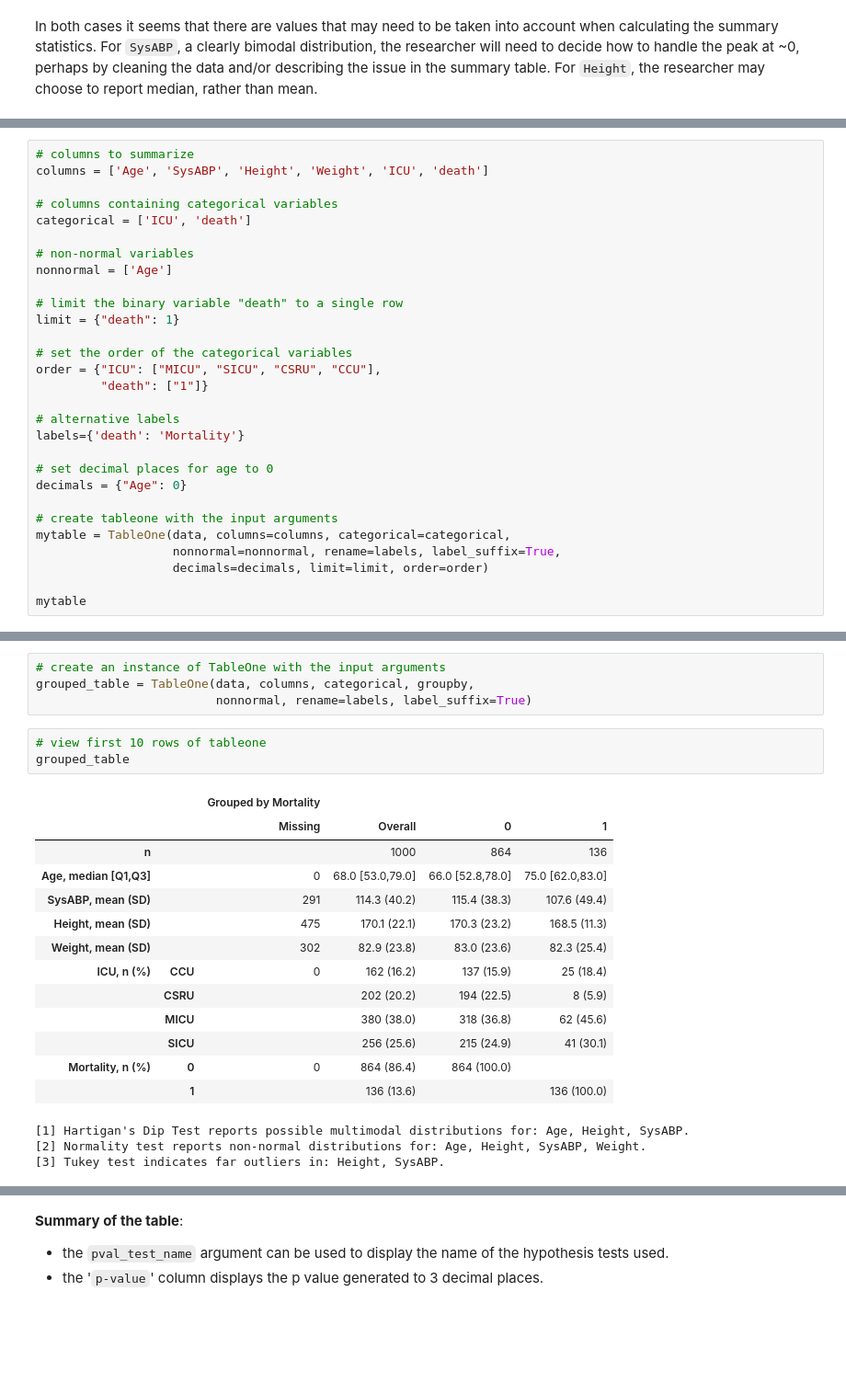
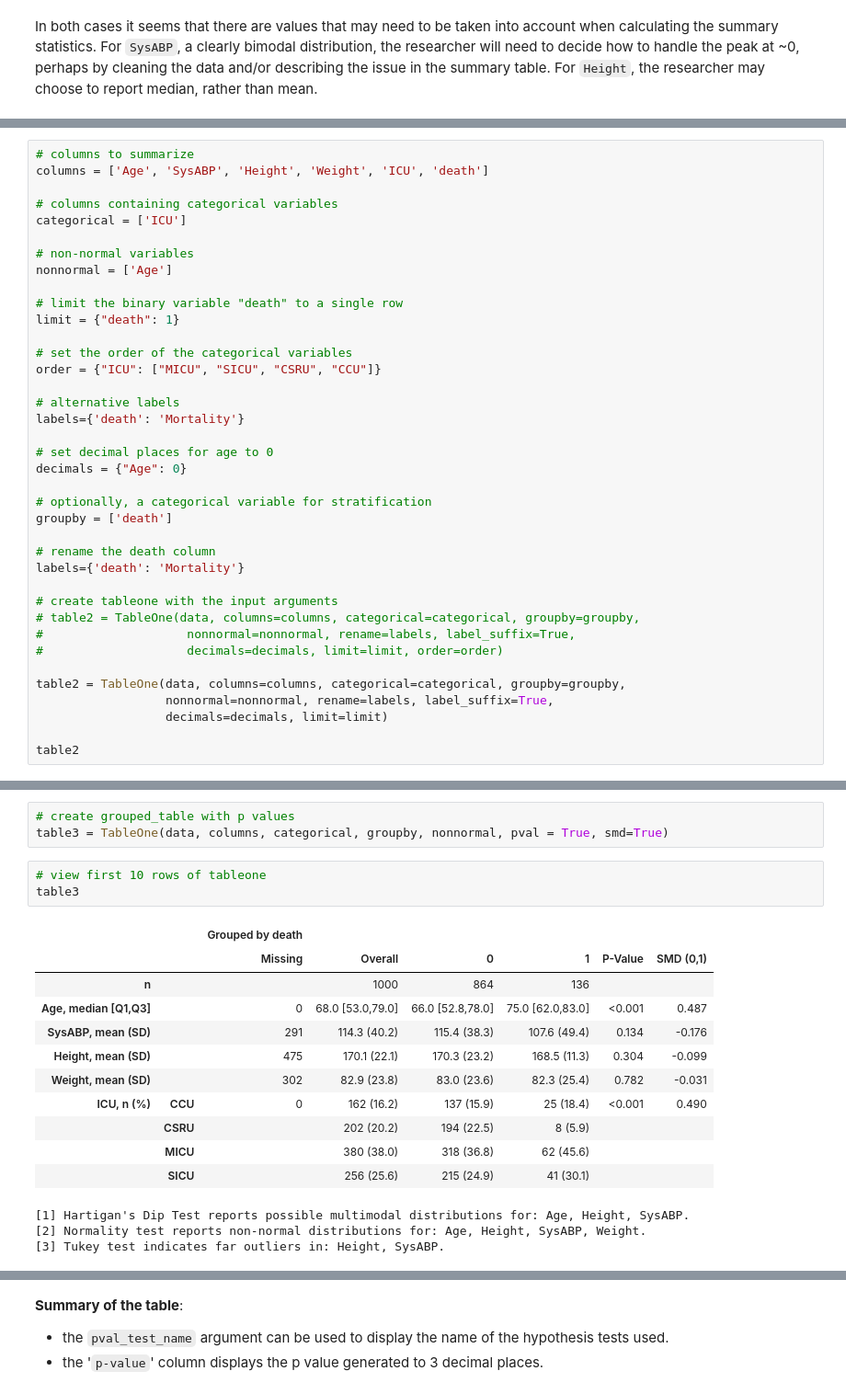
Before and after one commit to tompollard/tableone, a Jupyter notebook: tableone.ipynb, the cells around one changed output, grey strips where cells are left out. Shown at 92% size. Drawn from its saved outputs; the diff is of its cells as text; blank space fills up the shorter version.

```diff
--- a/tableone.ipynb
+++ b/tableone.ipynb
@@ -201,7 +153,7 @@ In this example we provide summary statistics across all of the data, specifying
 columns = ['Age', 'SysABP', 'Height', 'Weight', 'ICU', 'death']
 
 # columns containing categorical variables
-categorical = ['ICU', 'death']
+categorical = ['ICU']
 
 # non-normal variables
 nonnormal = ['Age']
@@ -210,8 +162,7 @@ nonnormal = ['Age']
 limit = {"death": 1}
 
 # set the order of the categorical variables
-order = {"ICU": ["MICU", "SICU", "CSRU", "CCU"],
-         "death": ["1"]}
+order = {"ICU": ["MICU", "SICU", "CSRU", "CCU"]}
 
 # alternative labels
 labels={'death': 'Mortality'}
@@ -219,10 +170,20 @@ labels={'death': 'Mortality'}
 # set decimal places for age to 0
 decimals = {"Age": 0}
 
+# optionally, a categorical variable for stratification
+groupby = ['death']
+
+# rename the death column
+labels={'death': 'Mortality'}
+
 # create tableone with the input arguments
-mytable = TableOne(data, columns=columns, categorical=categorical,
-                   nonnormal=nonnormal, rename=labels, label_suffix=True,
-                   decimals=decimals, limit=limit, order=order)
+# table2 = TableOne(data, columns=columns, categorical=categorical, groupby=groupby,
+#                    nonnormal=nonnormal, rename=labels, label_suffix=True,
+#                    decimals=decimals, limit=limit, order=order)
 
-mytable
+table2 = TableOne(data, columns=columns, categorical=categorical, groupby=groupby,
+                  nonnormal=nonnormal, rename=labels, label_suffix=True,
+                  decimals=decimals, limit=limit)
+
+table2
 # %% [output]
@@ -262,24 +219,21 @@ labels={'death': 'Mortality'}
 # %%
-# create an instance of TableOne with the input arguments
-grouped_table = TableOne(data, columns, categorical, groupby,
-                         nonnormal, rename=labels, label_suffix=True)
+# create grouped_table with p values
+table3 = TableOne(data, columns, categorical, groupby, nonnormal, pval = True, smd=True)
 # %%
 # view first 10 rows of tableone
-grouped_table
+table3
 # %% [output]
-|  |  | Grouped by Mortality |  |  |  |
-|  |  | Missing | Overall | 0 | 1 |
-| n |  |  | 1000 | 864 | 136 |
-| Age, median [Q1,Q3] |  | 0 | 68.0 [53.0,79.0] | 66.0 [52.8,78.0] | 75.0 [62.0,83.0] |
-| SysABP, mean (SD) |  | 291 | 114.3 (40.2) | 115.4 (38.3) | 107.6 (49.4) |
-| Height, mean (SD) |  | 475 | 170.1 (22.1) | 170.3 (23.2) | 168.5 (11.3) |
-| Weight, mean (SD) |  | 302 | 82.9 (23.8) | 83.0 (23.6) | 82.3 (25.4) |
-| ICU, n (%) | CCU | 0 | 162 (16.2) | 137 (15.9) | 25 (18.4) |
-|  | CSRU |  | 202 (20.2) | 194 (22.5) | 8 (5.9) |
-|  | MICU |  | 380 (38.0) | 318 (36.8) | 62 (45.6) |
-|  | SICU |  | 256 (25.6) | 215 (24.9) | 41 (30.1) |
-| Mortality, n (%) | 0 | 0 | 864 (86.4) | 864 (100.0) |  |
-|  | 1 |  | 136 (13.6) |  | 136 (100.0) |
+|  |  | Grouped by death |  |  |  |  |  |
+|  |  | Missing | Overall | 0 | 1 | P-Value | SMD (0,1) |
+| n |  |  | 1000 | 864 | 136 |  |  |
+| Age, median [Q1,Q3] |  | 0 | 68.0 [53.0,79.0] | 66.0 [52.8,78.0] | 75.0 [62.0,83.0] | <0.001 | 0.487 |
+| SysABP, mean (SD) |  | 291 | 114.3 (40.2) | 115.4 (38.3) | 107.6 (49.4) | 0.134 | -0.176 |
+| Height, mean (SD) |  | 475 | 170.1 (22.1) | 170.3 (23.2) | 168.5 (11.3) | 0.304 | -0.099 |
+| Weight, mean (SD) |  | 302 | 82.9 (23.8) | 83.0 (23.6) | 82.3 (25.4) | 0.782 | -0.031 |
+| ICU, n (%) | CCU | 0 | 162 (16.2) | 137 (15.9) | 25 (18.4) | <0.001 | 0.490 |
+|  | CSRU |  | 202 (20.2) | 194 (22.5) | 8 (5.9) |  |  |
+|  | MICU |  | 380 (38.0) | 318 (36.8) | 62 (45.6) |  |  |
+|  | SICU |  | 256 (25.6) | 215 (24.9) | 41 (30.1) |  |  |
 [1] Hartigan's Dip Test reports possible multimodal distributions for: Age, Height, SysABP.
 [2] Normality test reports non-normal distributions for: Age, Height, SysABP, Weight.
 [3] Tukey test indicates far outliers in: Height, SysABP.
```
Also changed, not shown: parts of 29 cells of this notebook.
